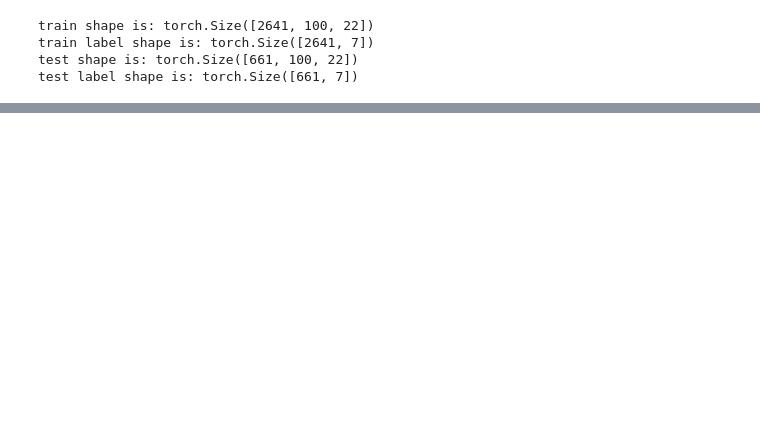
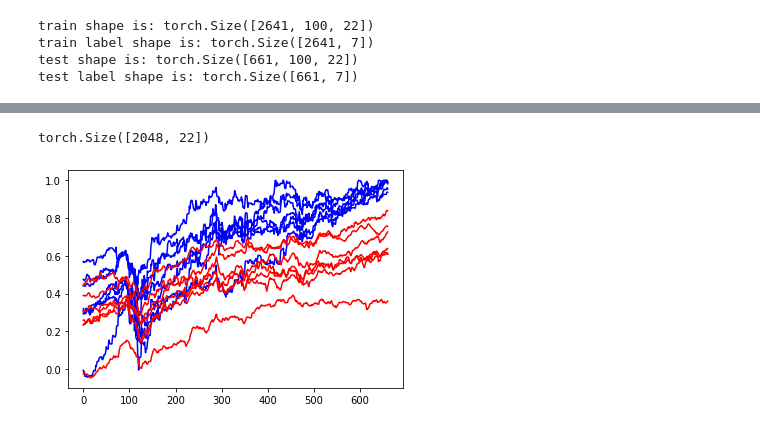
Before and after one commit to soraew/stock_quantiative_analysis, a Jupyter notebook: src/7_ANN/LSTM_preprocess_draft.ipynb, the cells around one changed output, grey strips where cells are left out. Drawn from its saved outputs; the diff is of its cells as text; code cells hidden in the pictures; blank space fills up the shorter version.

Commit message:
made some plots

```diff
--- a/src/7_ANN/LSTM_preprocess_draft.ipynb
+++ b/src/7_ANN/LSTM_preprocess_draft.ipynb
@@ -224,13 +224,14 @@ def get_train_arr(nasdaq, using, features):
 
 #     return np.array(x), np.array(y)
 
+seq_len
 def sliding_windows_mutli_features(data, seq_length, target_cols_ids):
     x = []
     y = []
 
     for i in range((data.shape[0])-seq_length-1):
         #change here after finishing feature engineering process
-        _x = data[i:(i+seq_length) :]
+        _x = data[i:(i+seq_length), :]
         _y = data[i+seq_length, target_cols_ids] ## column 1 contains the labbel(log_Adj_Close)
         x.append(_x)
         y.append(_y)
@@ -360,6 +347,7 @@ hidden_size = 512
 num_layers = 1
 num_classes = 7 # because we are using 7 stocks
 #########################
+best_val_loss = 100
 
 ### Init Model
 lstm = LSTM(num_classes, input_size, hidden_size, num_layers)
@@ -392,6 +380,11 @@ for epoch in progress_bar(range(num_epochs)):
 
     scheduler.step(vall_loss)
 
+    if vall_loss.cpu().item() < best_val_loss:
+         torch.save(lstm.state_dict(), 'best_model.pt')
+         print("saved best model epoch:",epoch,"val loss is:",vall_loss.cpu().item())
+         best_val_loss = vall_loss.cpu().item()
+
     if epoch%50==0:
         print(f"Epoch: {epoch}, loss: {loss.cpu().item()}, valid loss:{vall_loss.cpu().item()}")
 # %% [output]
@@ -399,0 +400,4 @@ Epoch: 0, loss: 0.2383776605129242, valid loss:0.4665040373802185
+# %%
+lstm.state_dict()['lstm.weight_ih_l0'].shape
+# %% [output]
+torch.Size([2048, 22])
@@ -399,0 +455,9 @@ Epoch: 0, loss: 0.2383776605129242, valid loss:0.4665040373802185
+# %%
+lstm.eval()
+pred = lstm(testX.to(device))
+pred = pred.to(device).detach().numpy().copy()
+plt.plot(testY, c="blue")
+plt.plot(pred, c="red")
+plt.show()
+# %% [output]
+[figure, added]
```
Also changed, not shown: parts of 8 cells of this notebook, 8 other files.
